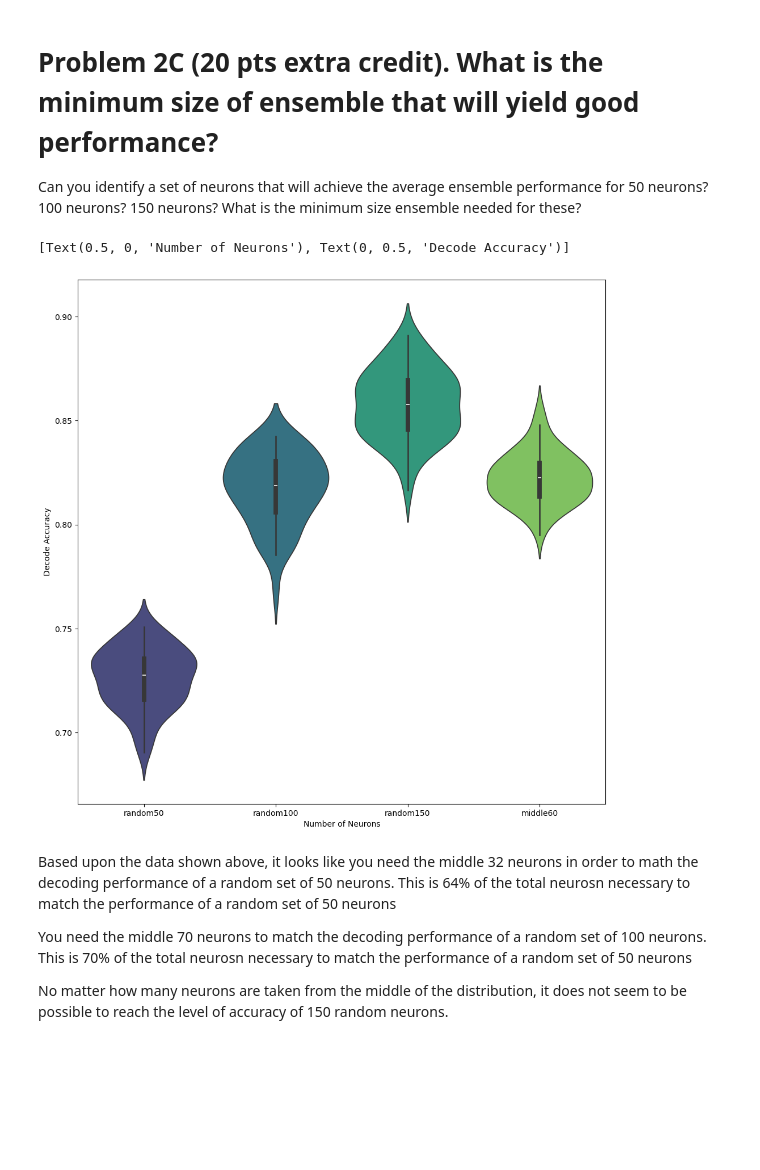
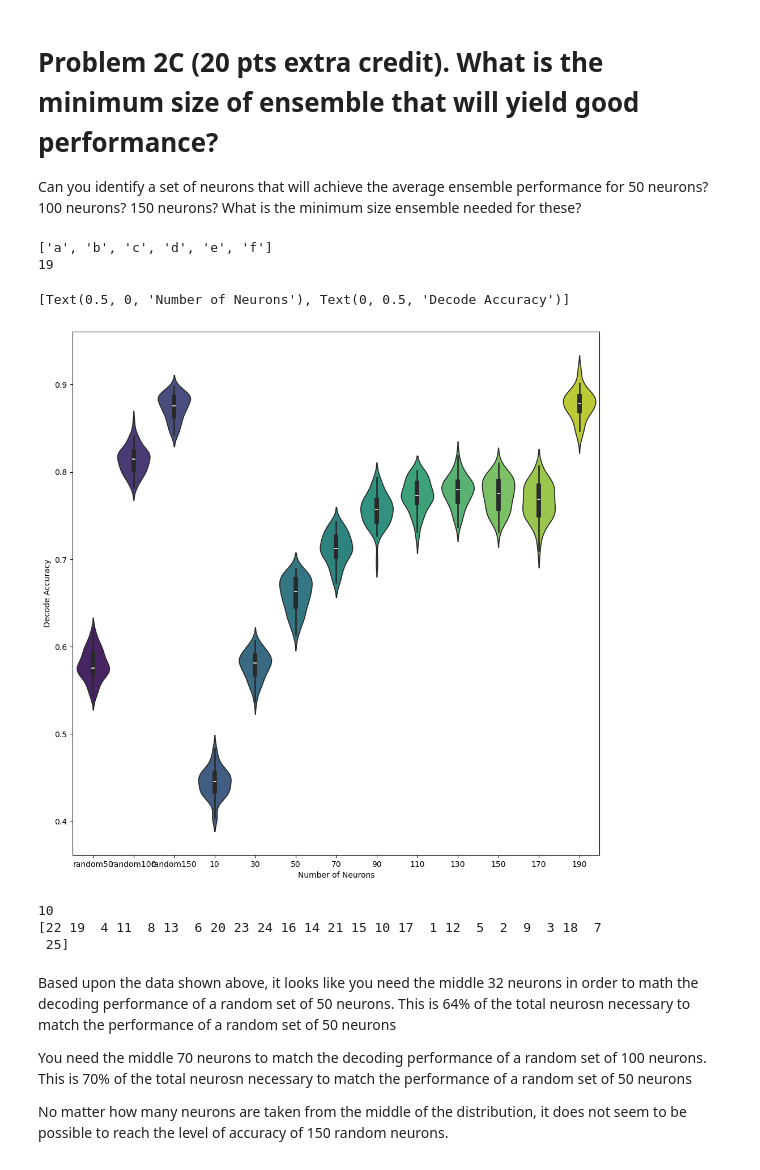
Before and after one commit to NathanNgu/elec380, a Jupyter notebook: HW2/HW2_notebook.ipynb, the cells around one changed output. Cells and saved outputs as stored; diff of their text form; code cells hidden in the pictures; blank space fills up the shorter version.

```diff
--- a/HW2/HW2_notebook.ipynb
+++ b/HW2/HW2_notebook.ipynb
@@ -507,9 +520,10 @@ ax.set(xlabel='Neurons Present', ylabel='Decode Accuracy')
 
 Can you identify a set of neurons that will achieve the average ensemble performance for 50 neurons? 100 neurons? 150 neurons? What is the minimum size ensemble needed for these?
 # %%
-allmean = np.mean(mean_spike_counts, axis=1)
+# Calculate the mean spike counts per neuron for each target
+mean_spike_counts = np.mean(plan_spikes, axis=1)
 # get indices of highest mean spike counts
-sortedspikes = np.argsort(allmean)
+sortedspikes = np.argsort(mean_spike_counts)
 
 random50 = np.random.choice(range(190), 50, replace=False)
 r50 = findSpecificNeurons(random50)
@@ -517,21 +531,45 @@ random100 = np.random.choice(range(190), 100, replace=False)
 r100 = findSpecificNeurons(random100)
 random150 = np.random.choice(range(190), 150, replace=False)
 r150 = findSpecificNeurons(random150)
+# %%
+a = ['a','b','c'] + ['d','e','f']
+print(a)
+b = list(range(0,190,10))
+print(len(b))
+# %% [output]
+['a', 'b', 'c', 'd', 'e', 'f']
+19
 # %%
-mNum = 60; # number of neurons in the middle
-sNum = len(sortedspikes) # number of neurons
-middle = sortedspikes[int(sNum/2-mNum/2) : int(sNum/2+mNum/2)]
-m10 = findSpecificNeurons(middle)
+neurs = list(range(10, 191, 20))
+vals = np.zeros((len(neurs), 50))
+sNum = len(sortedspikes)
+idx = 0
+for mNum in neurs:
+    middle = sortedspikes[int(sNum/2-mNum/2) : int(sNum/2+mNum/2)]
+    vals[idx, :] = np.array(findSpecificNeurons(middle))
+    idx += 1
 
-decode_perf = np.squeeze(np.array([r50, r100, r150, m10])) # convert to a numpy array
+decode_perf = np.concatenate([r50, r100, r150, vals], axis=0)
 fig = plt.figure(figsize=(12,12))
 ax = sns.violinplot(data=pd.DataFrame(decode_perf.T,
-                              columns=['random50', 'random100', 'random150', 'middle'+str(mNum)]),
+                              columns=['random50', 'random100', 'random150'] + neurs),
                               palette="viridis")
 ax.set(xlabel='Number of Neurons', ylabel='Decode Accuracy')
 # %% [output]
 [Text(0.5, 0, 'Number of Neurons'), Text(0, 0.5, 'Decode Accuracy')]
-[figure, old version]
+[figure, new version]
+# %%
+import numpy as np
+neurs = list(range(10, 191, 20))
+print(len(neurs))
+
+# order numbers 1-25 randomly
+order = np.random.choice(range(1,26), 25, replace=False)
+print(order)
+# %% [output]
+10
+[22 19  4 11  8 13  6 20 23 24 16 14 21 15 10 17  1 12  5  2  9  3 18  7
+ 25]
 # %% [markdown]
 Based upon the data shown above, it looks like you need the middle 32 neurons in order to math the decoding performance of a random set of 50 neurons. This is 64% of the total neurosn necessary to match the performance of a random set of 50 neurons
 
```
Also changed, not shown: parts of 10 cells of this notebook, 1 other file.
